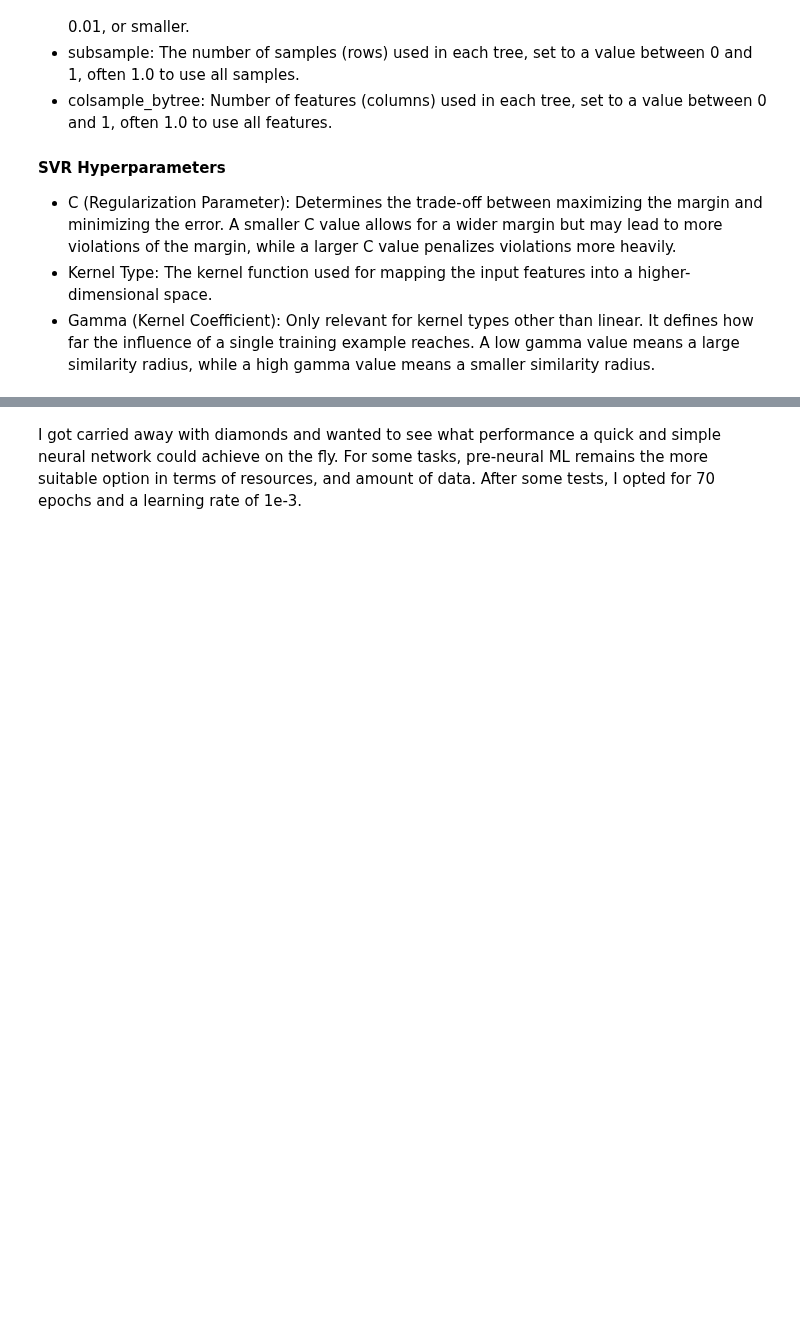
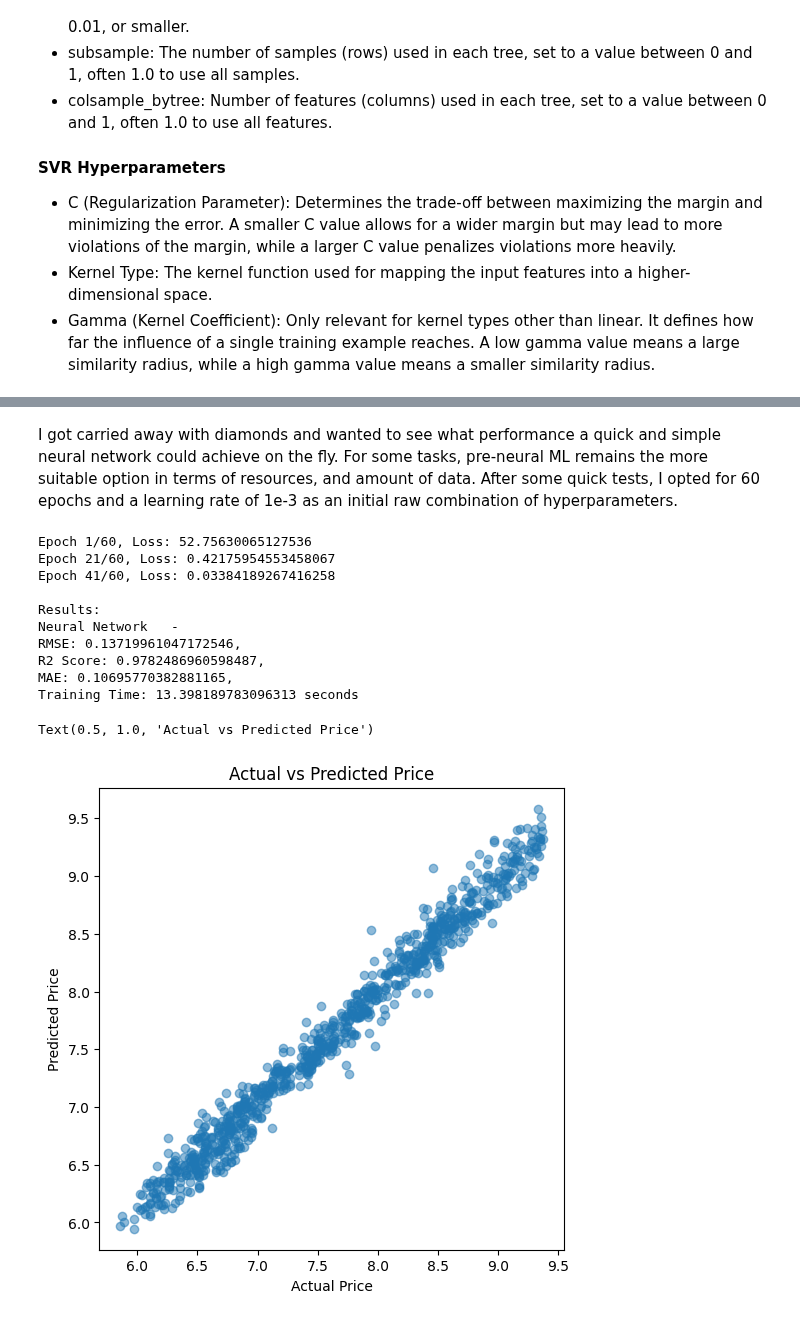
Before and after one commit to matildao-pane/xtream-ai-assignment-engineer, a Jupyter notebook: challenge_1/Training.ipynb, the cells around one changed output, grey strips where cells are left out. Cells and saved outputs as stored; diff of their text form; code cells hidden in the pictures; blank space fills up the shorter version.

Commit message:
feat(training): adjust nn plot

```diff
--- a/challenge_1/Training.ipynb
+++ b/challenge_1/Training.ipynb
@@ -326,7 +335,7 @@ best_params {'colsample_bytree': 0.9, 'learning_rate': 0.05, 'max_depth': 5, 'n_
 # %% [markdown]
 I got carried away with diamonds and wanted to see what performance a quick and simple neural network could achieve on the fly.
 For some tasks, pre-neural ML remains the more suitable option in terms of resources, and amount of data.
-After some tests, I opted for 70 epochs and a learning rate of 1e-3.
+After some quick tests, I opted for 60 epochs and a learning rate of 1e-3 as an initial raw combination of hyperparameters.
 # %%
 import time
 import numpy as np
@@ -383,7 +392,7 @@ train_loader = DataLoader(train_dataset, batch_size=32, shuffle=True)
 
 # Train the model
 start_time = time.time()
-epochs = 70
+epochs = 60
 train_losses = []
 test_losses = []
 for epoch in range(epochs):
@@ -397,35 +406,47 @@ for epoch in range(epochs):
         running_loss += loss.item()
     epoch_loss = running_loss / len(train_loader)
     train_losses.append(epoch_loss)
     if epoch%20==0:
         print(f"Epoch {epoch+1}/{epochs}, Loss: {running_loss/len(train_loader)}")
 
     # Calculate test loss
     with torch.no_grad():
         model.eval()
         y_pred_test = model(X_test)
         test_loss = criterion(y_pred_test.squeeze(), y_test)
         test_losses.append(test_loss.item())
 
 training_time = time.time() - start_time
 
 # Evaluate the model
 with torch.no_grad():
     y_pred = model(X_test).squeeze().numpy()
 rmse = np.sqrt(mean_squared_error(y_test, y_pred))
 r2 = r2_score(y_test, y_pred)
 mae = mean_absolute_error(y_test, y_pred)
 
 print('\nResults:')
-results['Neural Network '] = {'RMSE': rmse, 'R2 Score': r2, 'MAE': mae, 'Training Time': training_time}
 print(f'Neural Network   - \nRMSE: {rmse}, \nR2 Score: {r2}, \nMAE: {mae}, \nTraining Time: {training_time} seconds')
 
 # Plot the predicted vs actual values
 plt.figure(figsize=(6, 6))
 plt.scatter(y_test, y_pred, alpha=0.5)
 plt.xlabel('Actual Price')
 plt.ylabel('Predicted Price')
-plt.title('Actual vs Predicted Price (Neural Network - PyTorch)')
+plt.title('Actual vs Predicted Price')
+# %% [output]
+Epoch 1/60, Loss: 52.75630065127536
+Epoch 21/60, Loss: 0.42175954553458067
+Epoch 41/60, Loss: 0.03384189267416258
+
+Results:
+Neural Network   -
+RMSE: 0.13719961047172546,
+R2 Score: 0.9782486960598487,
+MAE: 0.10695770382881165,
+Training Time: 13.398189783096313 seconds
+Text(0.5, 1.0, 'Actual vs Predicted Price')
+[figure, added]
 # %%
 
 # Plot the training and test loss
```
Also changed, not shown: parts of 2 cells of this notebook.
